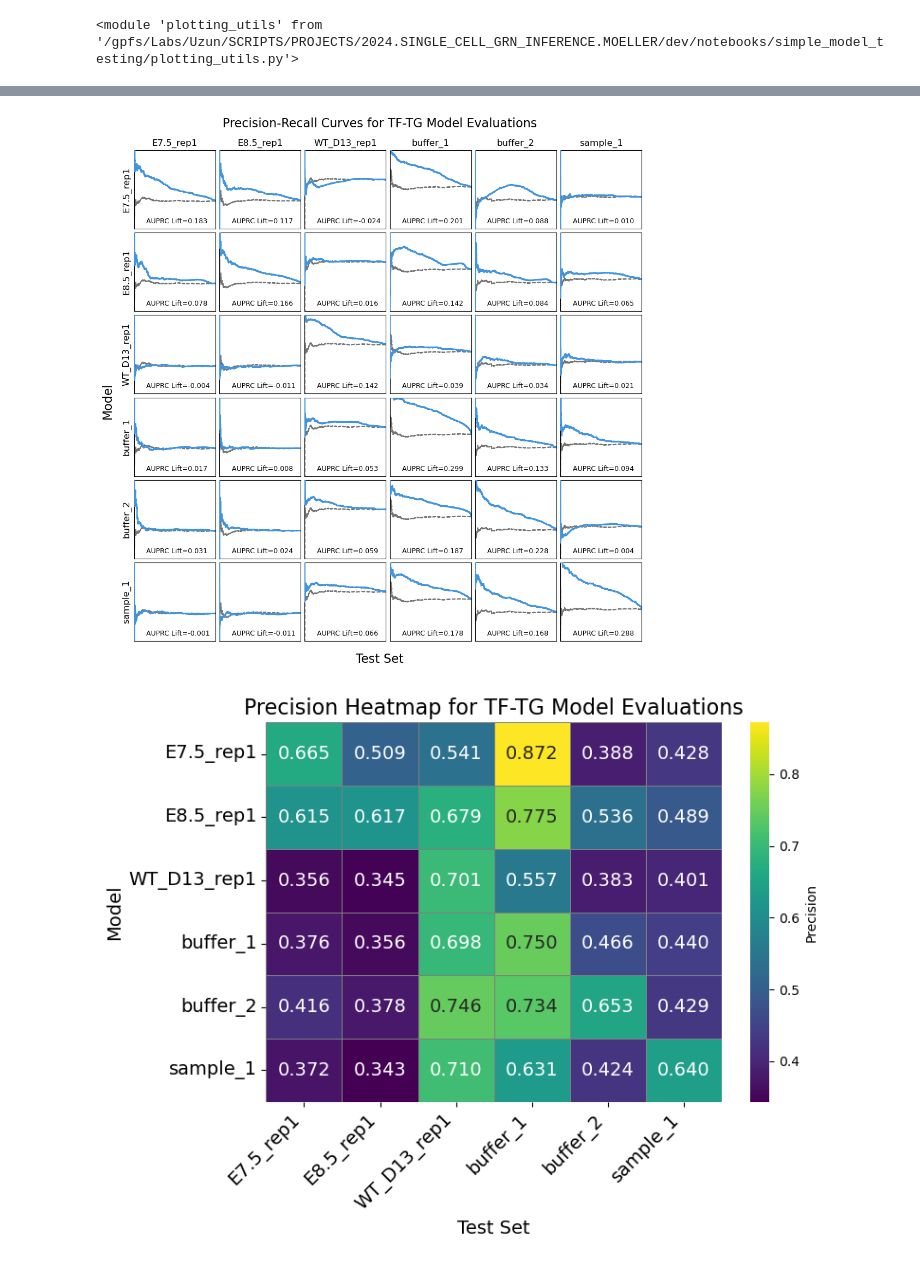
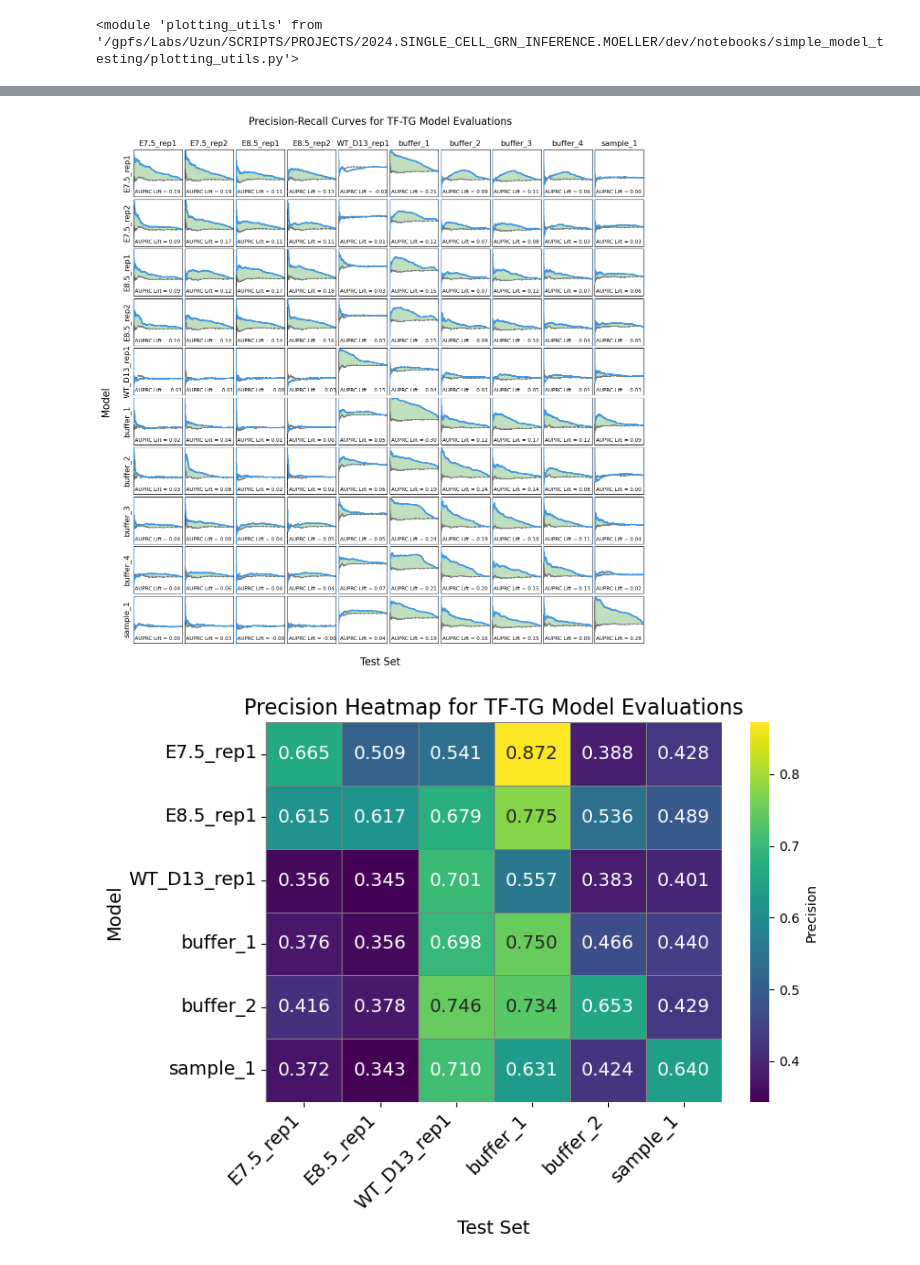
Before and after one commit to emoeller80281/Custom_GRN_Inference, a Jupyter notebook: dev/notebooks/simple_model_testing/test_tf_tg_predictions.ipynb, the cells around one changed output, grey strips where cells are left out. Cells and saved outputs as stored; diff of their text form; code cells hidden in the pictures.

Commit message:
Updated figure plotting. Added code to plot the ROC and PRC curves vs other inference methods. Added some comments to the model code

```diff
--- a/dev/notebooks/simple_model_testing/test_tf_tg_predictions.ipynb
+++ b/dev/notebooks/simple_model_testing/test_tf_tg_predictions.ipynb
@@ -275,7 +278,8 @@ def run_prediction_vs_test_set(
     test_set_cell_type: str,
     evaluation_sample: str,
     dataset_split_type: str = "test",
-    subset_size: int | None = None
+    subset_size: int | None = None,
+    show_progress_bar: bool = True
     ):
 
     tf_tg_model_chkpt = tf_tg_model_checkpoints[model_cell_type][model_training_sample]
@@ -323,7 +327,7 @@ def run_prediction_vs_test_set(
     plot_data = {}
 
     # print(f"Evaluating on {dataset_split_type} set")
-    for batch in tqdm(data_loader, desc="Evaluating", ncols=100):
+    for batch in tqdm(data_loader, desc="Evaluating", ncols=100, disable=not show_progress_bar):
         # set batch peak_distance values to zero to eliminate distance information from predictions
         batch["peak_distance"] = torch.zeros_like(batch["peak_distance"])
 
@@ -519,4 +652,17 @@ def _balance_pos_neg(labels, scores):
     balanced_scores = balanced_scores[indices]
 
     return balanced_labels, balanced_scores
+# %%
+model_samples = [
+    "E7.5_rep1",
+    "E7.5_rep2",
+    "E8.5_rep1",
+    "E8.5_rep2",
+    "WT_D13_rep1",
+    "buffer_1",
+    "buffer_2",
+    "buffer_3",
+    "buffer_4",
+    "sample_1",
+]
 # %%
@@ -666,36 +807,14 @@ plt.show()
 # %%
-import numpy as np
-import matplotlib.pyplot as plt
-from sklearn.metrics import precision_recall_curve, roc_curve, roc_auc_score
-
-model_samples = [
-    "E7.5_rep1",
-    "E8.5_rep1",
-    "WT_D13_rep1",
-    "buffer_1",
-    "buffer_2",
-    "sample_1",
-]
-
-test_samples = [
-    "E7.5_rep1",
-    "E8.5_rep1",
-    "WT_D13_rep1",
-    "buffer_1",
-    "buffer_2",
-    "sample_1",
-]
-
 fig, axes = plt.subplots(
     nrows=len(model_samples),
-    ncols=len(test_samples),
-    figsize=(10, 10),
+    ncols=len(model_samples),
+    figsize=(12, 12),
     sharex=True,
     sharey=True,
 )
 
 for i, model_sample in enumerate(model_samples):
-    for j, test_sample in enumerate(test_samples):
+    for j, test_sample in enumerate(model_samples):
 
         ax = axes[i, j]
 
@@ -729,6 +848,10 @@ for i, model_sample in enumerate(model_samples):
 
         auprc_lift = auprc - rand_auprc
 
+        order = np.argsort(rand_rec)
+        rand_rec_sorted = rand_rec[order]
+        rand_prec_sorted = rand_prec[order]
+
         ax.plot(
             rec,
             prec,
@@ -746,6 +869,21 @@ for i, model_sample in enumerate(model_samples):
             zorder=2,
         )
 
+        # Interpolate random recall onto model grid
+        rand_prec_interp = np.interp(rec, rand_rec_sorted, rand_prec_sorted)
+
+        # Fill only where model AUPRC is above random AUPRC
+        ax.fill_between(
+            rec,
+            prec,
+            rand_prec_interp,
+            where=(prec > rand_prec_interp),
+            interpolate=True,
+            color="green",
+            alpha=0.25,
+            zorder=1,
+        )
+
         # ax.plot(
         #     [0, 1],
         #     [0, 1],
@@ -756,12 +894,12 @@ for i, model_sample in enumerate(model_samples):
         # )
 
         ax.text(
-            0.15,
+            0.03,
             0.07,
-            f"AUPRC Lift={auprc_lift:.3f}",
+            f"AUPRC Lift = {auprc_lift:.2f}",
             transform=ax.transAxes,
-            fontsize=9,
-            bbox=dict(facecolor="white", alpha=0.75, edgecolor="none"),
+            fontsize=8,
+            bbox=dict(facecolor="none", edgecolor="none"),
         )
 
         ax.set_xlim(0, 1)
@@ -781,34 +919,36 @@ for i, model_sample in enumerate(model_samples):
 
 fig.suptitle("Precision-Recall Curves for TF-TG Model Evaluations", fontsize=16, y=1.02)
 
 fig.text(
     0.5,
     0.02,
     "Test Set",
     ha="center",
     fontsize=16,
 )
 
 fig.text(
     -0.01,
     0.5,
     "Model",
     va="center",
     rotation="vertical",
     fontsize=16,
 )
 
 fig.subplots_adjust(
     left=0.05,
     right=0.98,
     bottom=0.06,
     top=0.96,
     wspace=0.05,
     hspace=0.05,
 )
 plt.show()
+
+fig.savefig(all_evaluation_plot_dir / "model_vs_test_set_pr_curves.png", dpi=300, bbox_inches="tight")
 # %% [output]
-[figure, old version]
+[figure, new version]
 # %%
 # full_comparison_df["AUPRC Lift"] = full_comparison_df["auprc"] - full_comparison_df["rand_auprc"]
 # %%
```
Also changed, not shown: parts of 31 cells of this notebook, 7 other files.
